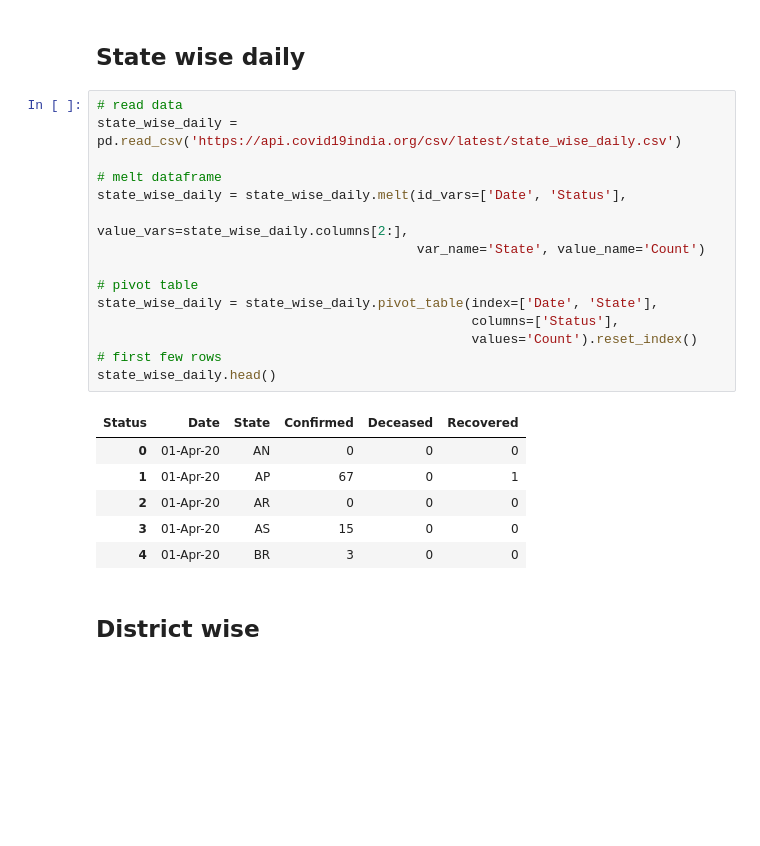
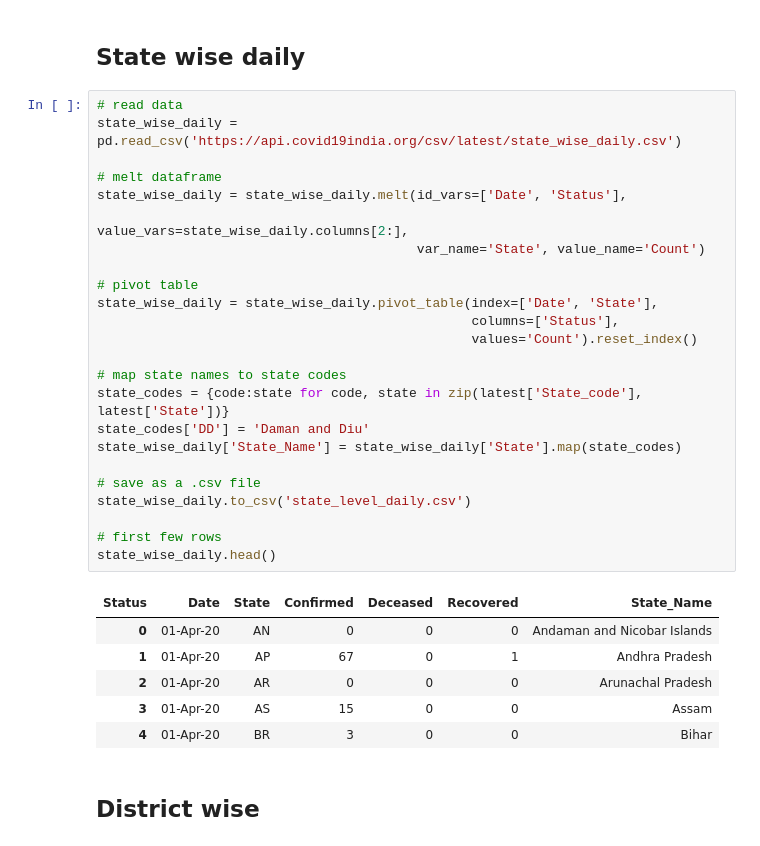
Before and after one commit to imdevskp/covid-19-india-data, a Jupyter notebook: api.ipynb, the cells around one changed output. Drawn from its saved outputs; the diff is of its cells as text; blank space fills up the shorter version.

```diff
--- a/api.ipynb
+++ b/api.ipynb
@@ -87,25 +87,34 @@ latest.head()
 # %%
 # read data
 state_wise_daily = pd.read_csv('https://api.covid19india.org/csv/latest/state_wise_daily.csv')
 
 # melt dataframe
 state_wise_daily = state_wise_daily.melt(id_vars=['Date', 'Status'],
                                          value_vars=state_wise_daily.columns[2:],
                                          var_name='State', value_name='Count')
 
 # pivot table
 state_wise_daily = state_wise_daily.pivot_table(index=['Date', 'State'],
                                                 columns=['Status'],
                                                 values='Count').reset_index()
+
+# map state names to state codes
+state_codes = {code:state for code, state in zip(latest['State_code'], latest['State'])}
+state_codes['DD'] = 'Daman and Diu'
+state_wise_daily['State_Name'] = state_wise_daily['State'].map(state_codes)
+
+# save as a .csv file
+state_wise_daily.to_csv('state_level_daily.csv')
+
 # first few rows
 state_wise_daily.head()
 # %% [output]
-| Status | Date | State | Confirmed | Deceased | Recovered |
-| 0 | 01-Apr-20 | AN | 0 | 0 | 0 |
-| 1 | 01-Apr-20 | AP | 67 | 0 | 1 |
-| 2 | 01-Apr-20 | AR | 0 | 0 | 0 |
-| 3 | 01-Apr-20 | AS | 15 | 0 | 0 |
-| 4 | 01-Apr-20 | BR | 3 | 0 | 0 |
+| Status | Date | State | Confirmed | Deceased | Recovered | State_Name |
+| 0 | 01-Apr-20 | AN | 0 | 0 | 0 | Andaman and Nicobar Islands |
+| 1 | 01-Apr-20 | AP | 67 | 0 | 1 | Andhra Pradesh |
+| 2 | 01-Apr-20 | AR | 0 | 0 | 0 | Arunachal Pradesh |
+| 3 | 01-Apr-20 | AS | 15 | 0 | 0 | Assam |
+| 4 | 01-Apr-20 | BR | 3 | 0 | 0 | Bihar |
 # %% [markdown]
 ## District wise
 # %%
```
Also changed, not shown: parts of 3 cells of this notebook, 6 other files.
